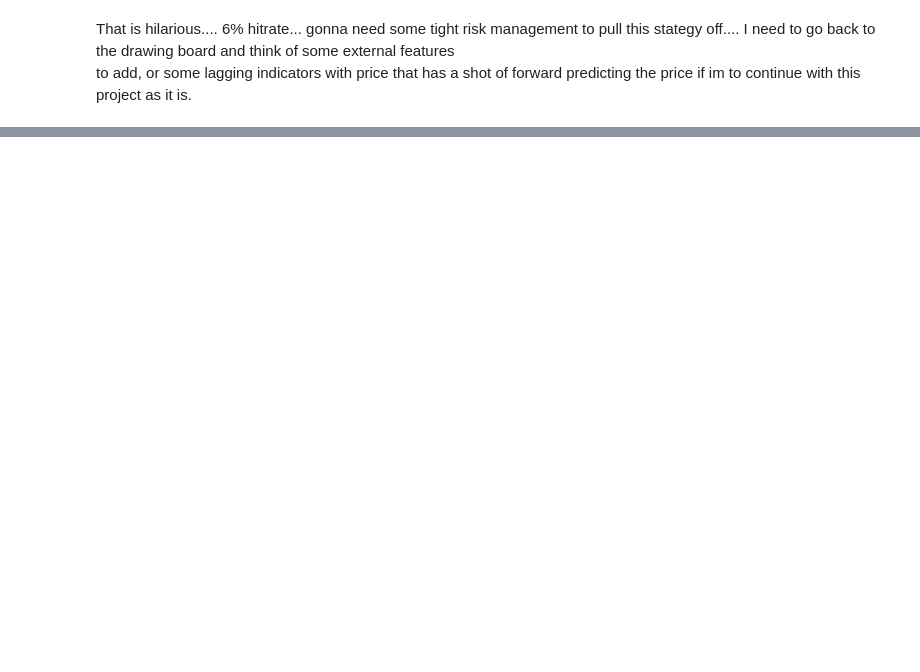
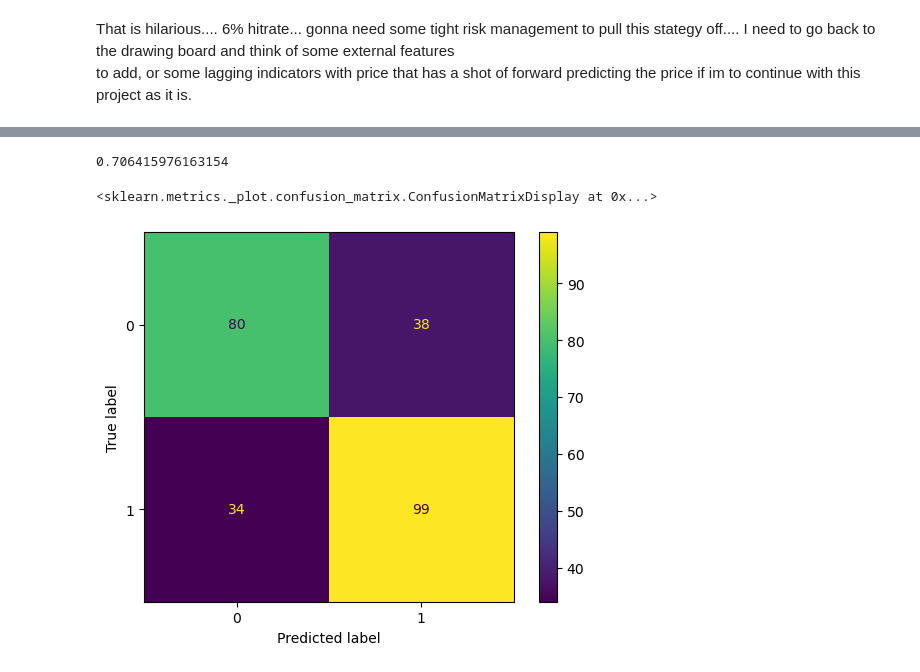
Before and after one commit to Mokoto-K/btc-regressor-predictor, a Jupyter notebook: btc-regressor-predictor.ipynb, the cells around one changed output, grey strips where cells are left out. Saved outputs shown, nothing was run; the diff lists cells and outputs as text; code cells hidden in the pictures; blank space fills up the shorter version.

```diff
--- a/btc-regressor-predictor.ipynb
+++ b/btc-regressor-predictor.ipynb
@@ -371,0 +384,4 @@ to add, or some lagging indicators with price that has a shot of forward predict
+# %%
+month_encoder = LabelEncoder()
+month = month_encoder.fit_transform(month)
+btc["month"] = month
@@ -371,0 +443,22 @@ to add, or some lagging indicators with price that has a shot of forward predict
+# %%
+X = btc.drop(["date", "time", "open", "high", "low", "close", "day", "change", "volume", "month","high_to_close", "low_to_close", "high_to_low", "direction"], axis = 1)
+X["days"] = days
+
+short_length = 3
+long_length = 15
+
+X["chang_avg_short"] = rolling_avg("change", short_length)
+# X["high_avg_short"] = rolling_avg("high_to_close",short_length)
+# X["low_avg_short"] = rolling_avg("low_to_close",short_length)
+# X["mag_avg_short"] = rolling_avg("high_to_low",short_length)
+
+# X["chang_avg_long"] = rolling_avg("change",long_length)
+# X["high_avg_long"] = rolling_avg("high_to_close",long_length)
+# X["low_avg_long"] = rolling_avg("low_to_close",long_length)
+# X["mag_avg_long"] = rolling_avg("high_to_low",long_length)
+
+X["new_changes"] = augment_columns("change")
+X["new_highs"] = augment_columns("high_to_close")
+X["new_lows"] = augment_columns("low_to_close")
+# X["new_mags"] = augment_columns("high_to_low")
+X.head()
@@ -371,0 +472,23 @@ to add, or some lagging indicators with price that has a shot of forward predict
+# %%
+X_train, X_test, y_train, y_test = train_test_split(X, direction)
+
+X_train = scaler.fit_transform(X_train)
+X_test = scaler.transform(X_test)
+# %%
+rando5 = RandomForestClassifier(random_state = 42)
+
+score5 = cross_val_score(rando5, X_train, y_train, cv = 20, scoring = "f1_macro")
+print(score5.mean())
+
+# knn5 = KNeighborsClassifier()
+# score5 = cross_val_score(knn5, X_train, y_train, cv = 10, scoring = "f1_macro")
+# print(score5.mean())
+# %% [output]
+0.706415976163154
+# %%
+rando5.fit(X_train, y_train)
+y_pred = rando5.predict(X_test)
+ConfusionMatrixDisplay.from_predictions(y_test, y_pred)
+# %% [output]
+<sklearn.metrics._plot.confusion_matrix.ConfusionMatrixDisplay at 0x...>
+[figure, added]
```
Also changed, not shown: parts of 23 cells of this notebook.
